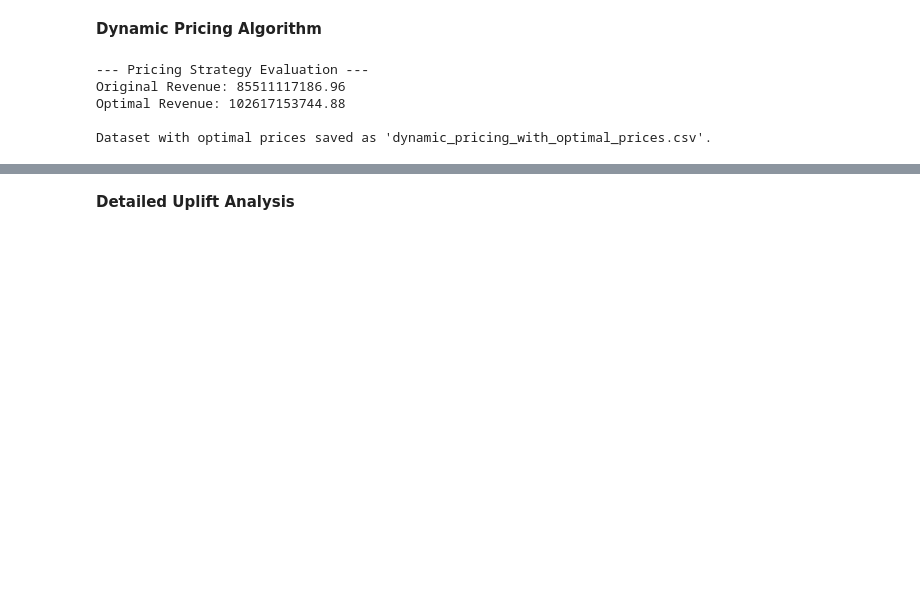
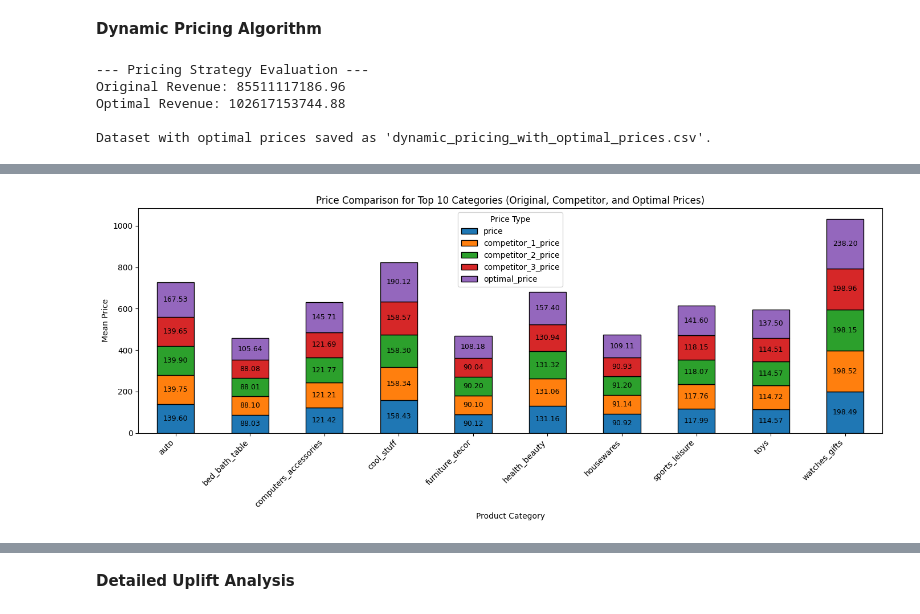
Before and after one commit to rajvamsi18/Real-Time-Pricing-Algorithm-Project, a Jupyter notebook: notebooks/regional_demand_prediction.ipynb, the cells around one changed output, grey strips where cells are left out. Cells and saved outputs as stored; diff of their text form; code cells hidden in the pictures; blank space fills up the shorter version.

```diff
--- a/notebooks/regional_demand_prediction.ipynb
+++ b/notebooks/regional_demand_prediction.ipynb
@@ -903,0 +581,42 @@ for category in sample_categories:
+# %%
+# Adding Original Price to the Competitor Price Comparison
+
+# Filter for top 10 revenue-contributing categories
+top_revenue_categories = dynamic_pricing_data.groupby('product_category_name_english')['price'].sum().nlargest(10).index
+filtered_data = dynamic_pricing_data[dynamic_pricing_data['product_category_name_english'].isin(top_revenue_categories)]
+
+# Group and aggregate data for the plot
+competitor_summary = filtered_data.groupby('product_category_name_english').agg({
+    'price': 'mean',  # Original Price
+    'competitor_1_price': 'mean',
+    'competitor_2_price': 'mean',
+    'competitor_3_price': 'mean',
+    'optimal_price': 'mean'
+}).reset_index()
+
+# Plotting the bar chart with Original Price included
+ax = competitor_summary.plot(
+    x='product_category_name_english',
+    kind='bar',
+    stacked=True,
+    figsize=(14, 6),
+    color=['#1f77b4', '#ff7f0e', '#2ca02c', '#d62728', '#9467bd'],
+    edgecolor='black'
+)
+
+# Adding values to each bar
+for container in ax.containers:
+    ax.bar_label(container, fmt='%.2f', label_type='center', fontsize=9)
+
+# Customizing the plot
+plt.title("Price Comparison for Top 10 Categories (Original, Competitor, and Optimal Prices)")
+plt.ylabel("Mean Price")
+plt.xlabel("Product Category")
+plt.xticks(rotation=45, ha='right')
+plt.legend(title="Price Type")
+plt.tight_layout()
+
+# Display the plot
+plt.show()
+# %% [output]
+[figure, added]
```
Also changed, not shown: parts of 49 cells of this notebook.
